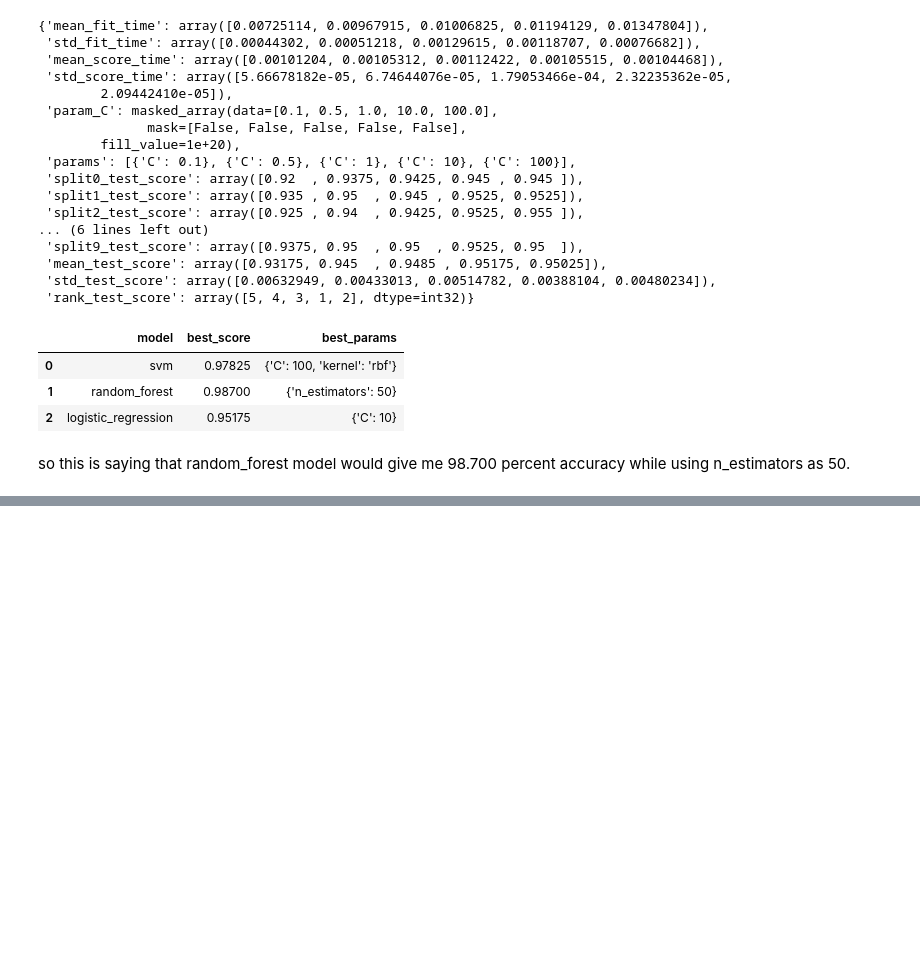
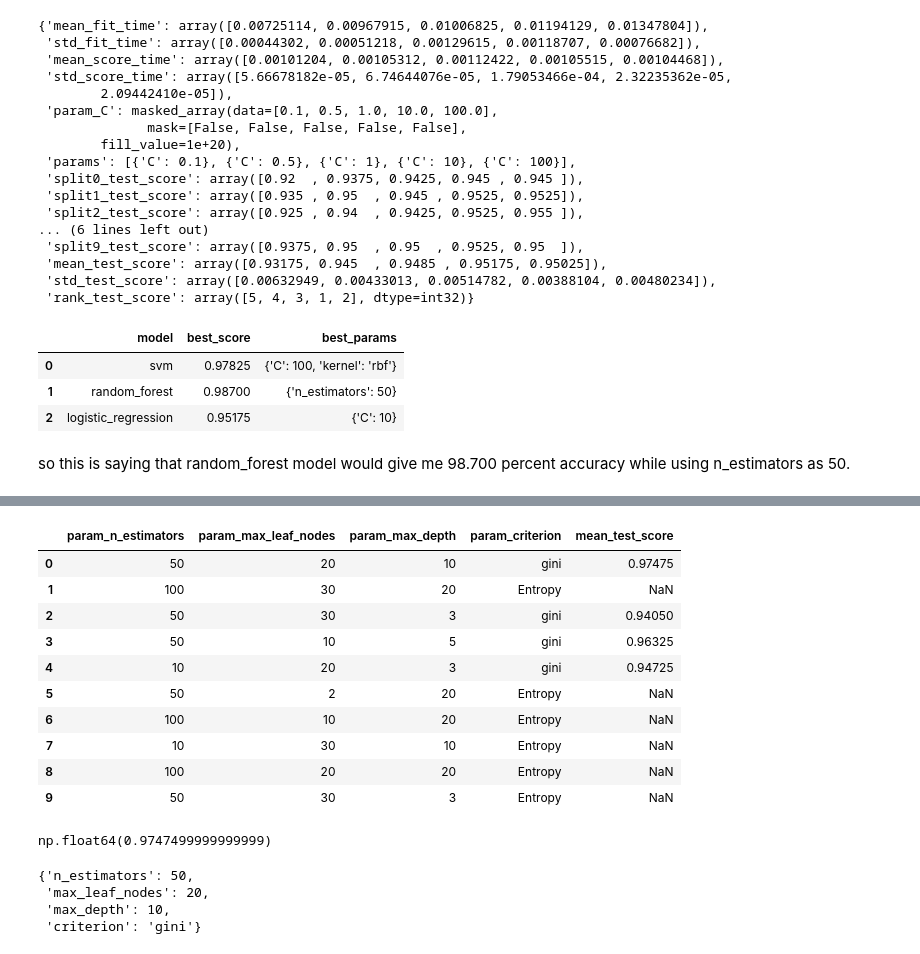
Before and after one commit to woahh999/ICT304, a Jupyter notebook: SecondOne.ipynb, the cells around one changed output, grey strips where cells are left out. Drawn from its saved outputs; the diff is of its cells as text; code cells hidden in the pictures; blank space fills up the shorter version.

```diff
--- a/SecondOne.ipynb
+++ b/SecondOne.ipynb
@@ -252,0 +338,25 @@ Now I will try to use the gridsearch more detailed only within the randomforest
+# %%
+df[['param_n_estimators','param_max_leaf_nodes','param_max_depth','param_criterion','mean_test_score']]
+# %% [output]
+|  | param_n_estimators | param_max_leaf_nodes | param_max_depth | param_criterion | mean_test_score |
+| 0 | 50 | 20 | 10 | gini | 0.97475 |
+| 1 | 100 | 30 | 20 | Entropy | NaN |
+| 2 | 50 | 30 | 3 | gini | 0.94050 |
+| 3 | 50 | 10 | 5 | gini | 0.96325 |
+| 4 | 10 | 20 | 3 | gini | 0.94725 |
+| 5 | 50 | 2 | 20 | Entropy | NaN |
+| 6 | 100 | 10 | 20 | Entropy | NaN |
+| 7 | 10 | 30 | 10 | Entropy | NaN |
+| 8 | 100 | 20 | 20 | Entropy | NaN |
+| 9 | 50 | 30 | 3 | Entropy | NaN |
+# %%
+clf.best_score_
+# %% [output]
+np.float64(0.9747499999999999)
+# %%
+clf.best_params_
+# %% [output]
+{'n_estimators': 50,
+ 'max_leaf_nodes': 20,
+ 'max_depth': 10,
+ 'criterion': 'gini'}
```
Also changed, not shown: parts of 11 cells of this notebook.
